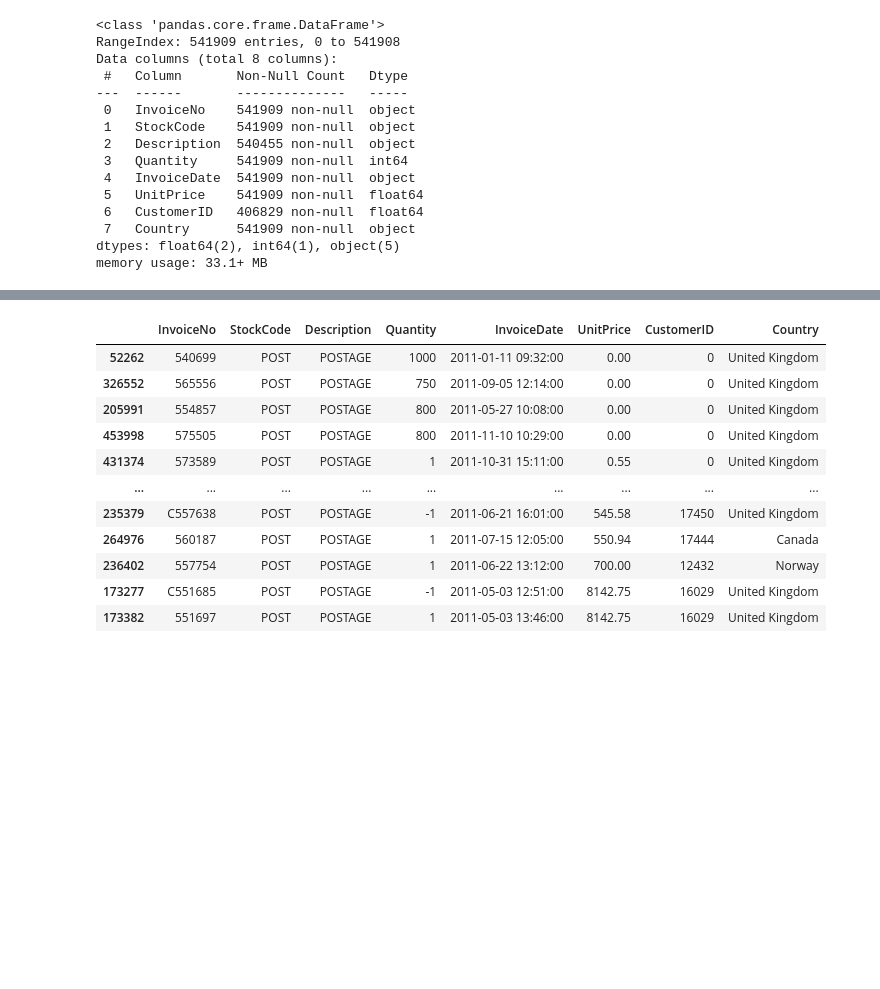
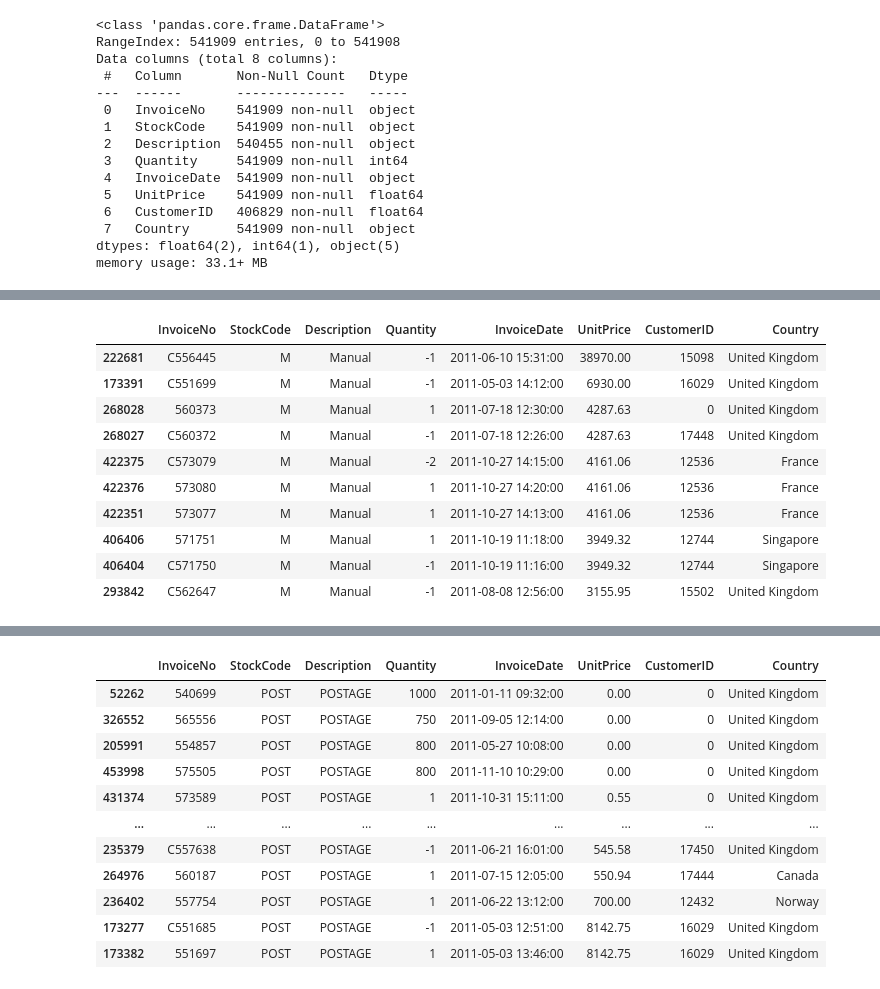
Before and after one commit to gregi12/e-commerce_analysis, a Jupyter notebook: exploratory_analysis.ipynb, the cells around one changed output, grey strips where cells are left out. Cells and saved outputs as stored; diff of their text form; code cells hidden in the pictures; blank space fills up the shorter version.

```diff
--- a/exploratory_analysis.ipynb
+++ b/exploratory_analysis.ipynb
@@ -120 +226,15 @@ cancelled_orders_and_returns = cancelled_orders(filtered_df)
+# %%
+df_M.sort_values(by=['UnitPrice'],ascending=False).head(10)
+# %% [output]
+|  | InvoiceNo | StockCode | Description | Quantity | InvoiceDate | UnitPrice | CustomerID | Country |
+| 222681 | C556445 | M | Manual | -1 | 2011-06-10 15:31:00 | 38970.00 | 15098 | United Kingdom |
+| 173391 | C551699 | M | Manual | -1 | 2011-05-03 14:12:00 | 6930.00 | 16029 | United Kingdom |
+| 268028 | 560373 | M | Manual | 1 | 2011-07-18 12:30:00 | 4287.63 | 0 | United Kingdom |
+| 268027 | C560372 | M | Manual | -1 | 2011-07-18 12:26:00 | 4287.63 | 17448 | United Kingdom |
+| 422375 | C573079 | M | Manual | -2 | 2011-10-27 14:15:00 | 4161.06 | 12536 | France |
+| 422376 | 573080 | M | Manual | 1 | 2011-10-27 14:20:00 | 4161.06 | 12536 | France |
+| 422351 | 573077 | M | Manual | 1 | 2011-10-27 14:13:00 | 4161.06 | 12536 | France |
+| 406406 | 571751 | M | Manual | 1 | 2011-10-19 11:18:00 | 3949.32 | 12744 | Singapore |
+| 406404 | C571750 | M | Manual | -1 | 2011-10-19 11:16:00 | 3949.32 | 12744 | Singapore |
+| 293842 | C562647 | M | Manual | -1 | 2011-08-08 12:56:00 | 3155.95 | 15502 | United Kingdom |
 # %%
```
Also changed, not shown: parts of 28 cells of this notebook.
